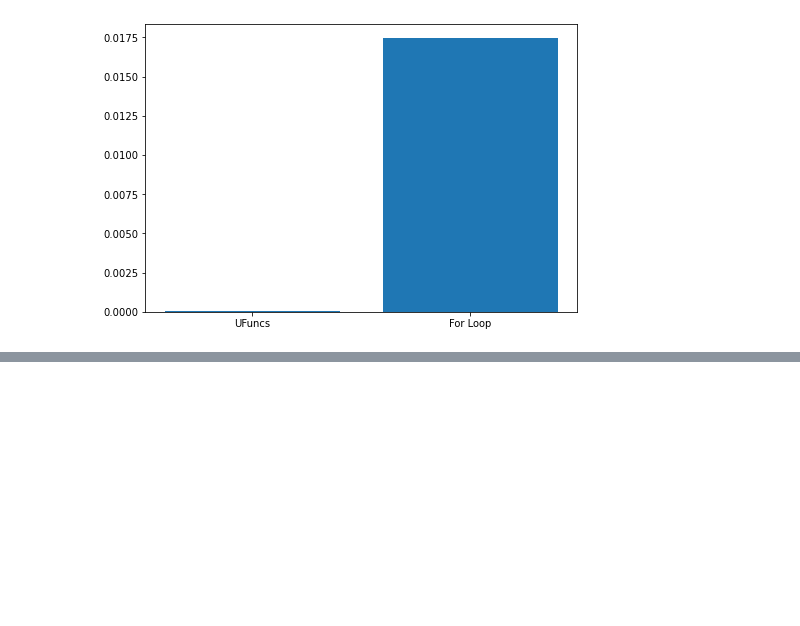
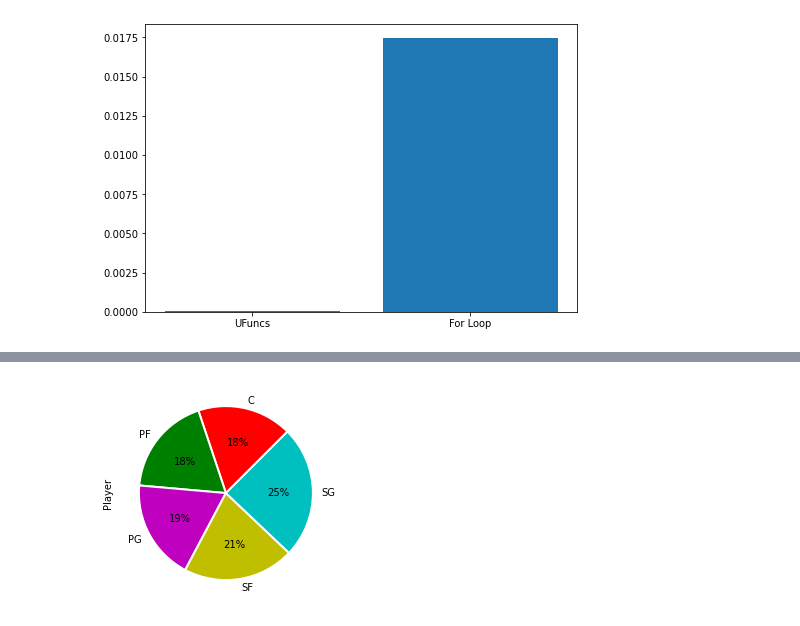
Before and after one commit to AndreCant/MWTDataScience, a Jupyter notebook: notebook.ipynb, the cells around one changed output, grey strips where cells are left out. Saved outputs shown, nothing was run; the diff lists cells and outputs as text; code cells hidden in the pictures; blank space fills up the shorter version.

```diff
--- a/notebook.ipynb
+++ b/notebook.ipynb
@@ -187,0 +228,14 @@ plt.show()
+# %%
+df_position = df.groupby('Pos').count()
+df_position['Player'].plot.pie(
+    autopct = "%1.0f%%",
+    wedgeprops = {
+        "linewidth":2,
+        "edgecolor":"white"
+    },
+    colors = ["r", "g", "m", "y", "c"],
+    startangle = 45
+)
+plt.show()
+# %% [output]
+[figure, added]
```
Also changed, not shown: parts of 11 cells of this notebook.
